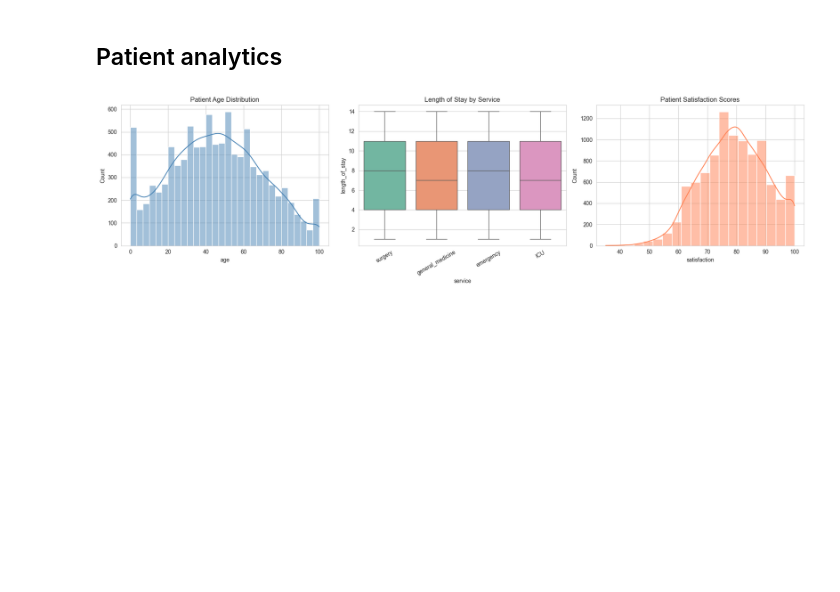
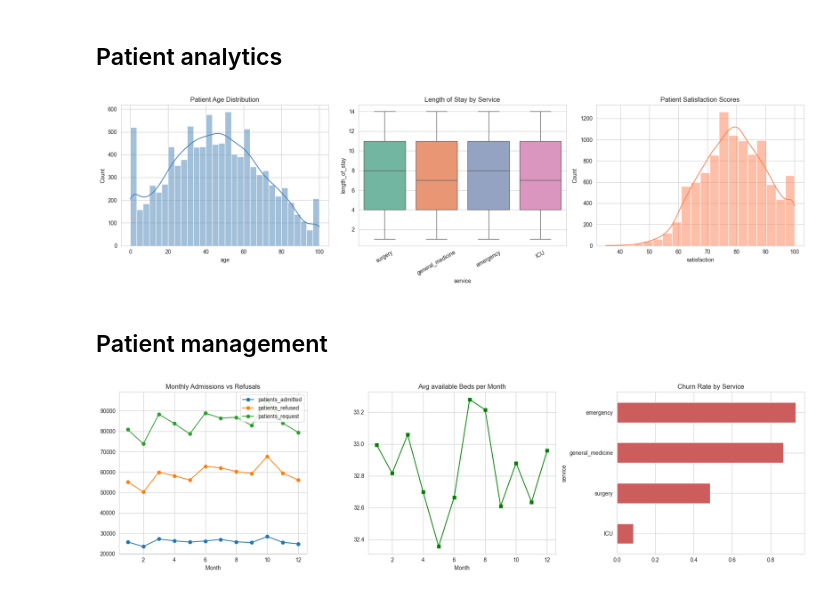
Before and after one commit to Mipjeiger/hospital-churn-customer-analytics-, a Jupyter notebook: develop/researchment/03_ML_application.ipynb, the cells around one changed output. Drawn from its saved outputs; the diff is of its cells as text; code cells hidden in the pictures; blank space fills up the shorter version.

```diff
--- a/develop/researchment/03_ML_application.ipynb
+++ b/develop/researchment/03_ML_application.ipynb
@@ -143,8 +182,8 @@ sns.set_style("whitegrid")
 plt.rcParams['figure.figsize'] = (12, 6)
 
 # Merge predictions back into main df
-df_new = df.merge(results[['patient_id',
-                       'logistic_regression_prediction',
-                       'gradient_boosting_prediction',
-                       'random_forest_prediction']],
+df_new = df.merge(results[['patient_id', 'logistic_regression_prediction', 'xgboost_prediction', 'decision_tree_prediction' ,'gradient_boosting_prediction', 'random_forest_prediction']],
               on='patient_id', how='left')
+
+# Define churn prediction based on best model
+df_new['best_pred_churn'] = df_new['xgboost_prediction']
@@ -170,3 +232,28 @@ plt.tight_layout()
 plt.show()
 # %% [output]
 [figure]
+# %% [markdown]
+## Patient management
+# %%
+fix, axes = plt.subplots(1, 3, figsize=(18, 5))
+
+# Admission vs refusals per month
+monthly = df_new.groupby('month')[['patients_admitted', 'patients_refused', 'patients_request']].sum()
+monthly.plot(ax=axes[0], marker='o')
+axes[0].set_title('Monthly Admissions vs Refusals')
+axes[0].set_xlabel('Month')
+
+# Bed availability over time
+df_new.groupby('month')['available_beds'].mean().plot(ax=axes[1], color='green', marker='s')
+axes[1].set_title('Avg available Beds per Month')
+axes[1].set_xlabel('Month')
+
+# Churn rate by service
+churn_by_service = df_new.groupby('service')['patient_churn'].mean().sort_values()
+churn_by_service.plot(kind='barh', ax=axes[2], color='indianred')
+axes[2].set_title('Churn Rate by Service')
+
+plt.tight_layout()
+plt.show()
+# %% [output]
+[figure, added]
```
Also changed, not shown: parts of 15 cells of this notebook, 2 other files.
